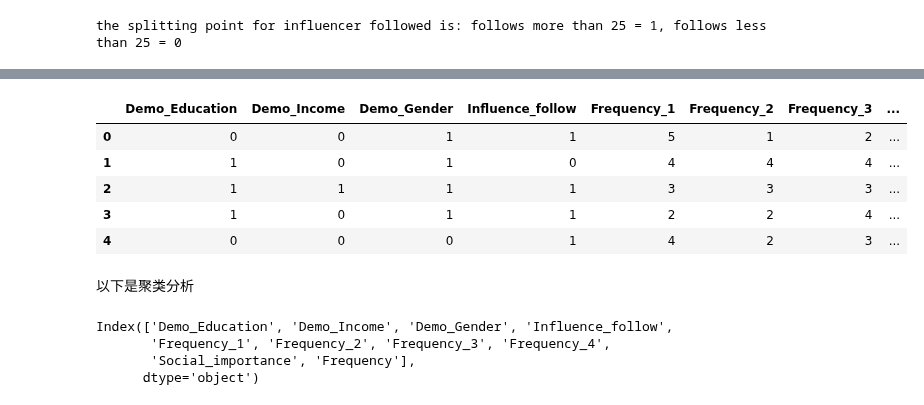
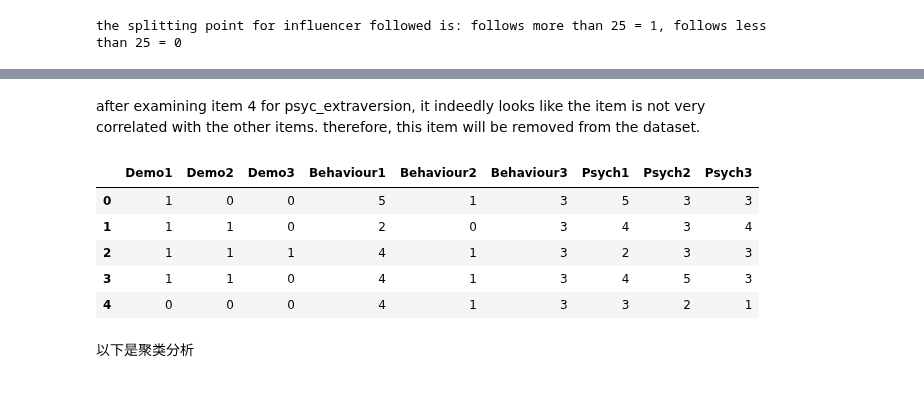
Before and after one commit to lilai3552/Market-Research-Social-Influencer, a Jupyter notebook: cluster.ipynb, the cells around one changed output, grey strips where cells are left out. Cells and saved outputs as stored; diff of their text form; code cells hidden in the pictures.

Commit message:
completed-cluster

```diff
--- a/cluster.ipynb
+++ b/cluster.ipynb
@@ -130,7 +119,7 @@ df_cluster['Frequency_4'] = df_cluster['Frequency_4'].replace({
 # %%
 print('the splitting point for influencer followed is: follows more than 25 = 1, follows less than 25 = 0')
 
-df_cluster['Influence_follow'] = df_cluster['Influence_follow'].replace(
+df_cluster['Beha_Influence_follow'] = df_cluster['Beha_Influence_follow'].replace(
     {
         'Yes, I follow a lot (more than 25)':1,
         'Yes, I follow a many (between 5-24)':0,
@@ -138,6 +127,8 @@ df_cluster['Influence_follow'] = df_cluster['Influence_follow'].replace(
         'No':0
     }
 )
+
+df_cluster['Beha_Influence_follow']=df_cluster['Beha_Influence_follow'].astype('Int64')
 # %% [output]
 the splitting point for influencer followed is: follows more than 25 = 1, follows less than 25 = 0
 # %%
@@ -161,9 +151,9 @@ df_cluster.dropna(inplace=True)
 df_cluster['Demo_Education'] = df_cluster['Demo_Education'].astype('Int64')
 df_cluster['Demo_Income'] = df_cluster['Demo_Income'].astype('Int64')
 df_cluster['Demo_Gender'] = df_cluster['Demo_Gender'].astype('Int64')
-df_cluster['Social_importance'] = df_cluster['Social_importance'].astype('Int64')
-df_cluster['Frequency_1'] = df_cluster['Frequency_1'].astype('Int64')
-df_cluster['Frequency_2'] = df_cluster['Frequency_2'].astype('Int64')
-df_cluster['Frequency_3'] = df_cluster['Frequency_3'].astype('Int64')
-df_cluster['Frequency_4'] = df_cluster['Frequency_4'].astype('Int64')
+df_cluster['Beha_Social_importance'] = df_cluster['Beha_Social_importance'].astype('Int64')
+df_cluster['Beha_Frequency_1'] = df_cluster['Beha_Frequency_1'].astype('Int64')
+df_cluster['Beha_Frequency_2'] = df_cluster['Beha_Frequency_2'].astype('Int64')
+df_cluster['Beha_Frequency_3'] = df_cluster['Beha_Frequency_3'].astype('Int64')
+df_cluster['Beha_Frequency_4'] = df_cluster['Beha_Frequency_4'].astype('Int64')
 # %% [markdown]
@@ -181,20 +207,35 @@ print(alpha_frequency)
+# %% [markdown]
+after examining item 4 for psyc_extraversion, it indeedly looks like the item is not very correlated with the other items. therefore, this item will be removed from the dataset.
+# %%
+df_cluster.drop(columns='Psyc_Extraversion_4',inplace=True)
 # %%
-df_cluster['Frequency'] = df_cluster[['Frequency_1','Frequency_2','Frequency_3','Frequency_4']].mean(axis=1).astype(int)
+df_cluster['Beha_Frequency'] = df_cluster[['Beha_Frequency_1','Beha_Frequency_2','Beha_Frequency_3','Beha_Frequency_4']].mean(axis=1).astype(int)
+
+df_cluster['Psyc_Updated'] = df_cluster[['Psyc_Updated_1','Psyc_Updated_2', 'Psyc_Updated_3']].mean(axis=1).astype(int)
+
+df_cluster['Psyc_Openness'] = df_cluster[['Psyc_Openness_1','Psyc_Openness_2','Psyc_Openness_3','Psyc_Openness_4']].mean(axis=1).astype(int)
+
+df_cluster['Psyc_Extraversion'] = df_cluster[['Psyc_Extraversion_1','Psyc_Extraversion_2','Psyc_Extraversion_3']].mean(axis=1).astype(int)
 # %%
-df_cluster.head()
+df_clustering = pd.DataFrame()
+
+df_clustering['Demo1'] = df_cluster['Demo_Gender']
+df_clustering['Demo2'] = df_cluster['Demo_Education']
+df_clustering['Demo3'] = df_cluster['Demo_Income']
+df_clustering['Behaviour1'] = df_cluster['Beha_Social_importance']
+df_clustering['Behaviour2'] = df_cluster['Beha_Influence_follow']
+df_clustering['Behaviour3'] = df_cluster['Beha_Frequency']
+df_clustering['Psych1'] = df_cluster['Psyc_Updated']
+df_clustering['Psych2'] = df_cluster['Psyc_Openness']
+df_clustering['Psych3'] = df_cluster['Psyc_Extraversion']
+
+df_clustering.head()
 # %% [output]
-|  | Demo_Education | Demo_Income | Demo_Gender | Influence_follow | Frequency_1 | Frequency_2 | Frequency_3 | ... |
-| 0 | 0 | 0 | 1 | 1 | 5 | 1 | 2 | ... |
-| 1 | 1 | 0 | 1 | 0 | 4 | 4 | 4 | ... |
-| 2 | 1 | 1 | 1 | 1 | 3 | 3 | 3 | ... |
-| 3 | 1 | 0 | 1 | 1 | 2 | 2 | 4 | ... |
-| 4 | 0 | 0 | 0 | 1 | 4 | 2 | 3 | ... |
+|  | Demo1 | Demo2 | Demo3 | Behaviour1 | Behaviour2 | Behaviour3 | Psych1 | Psych2 | Psych3 |
+| 0 | 1 | 0 | 0 | 5 | 1 | 3 | 5 | 3 | 3 |
+| 1 | 1 | 1 | 0 | 2 | 0 | 3 | 4 | 3 | 4 |
+| 2 | 1 | 1 | 1 | 4 | 1 | 3 | 2 | 3 | 3 |
+| 3 | 1 | 1 | 0 | 4 | 1 | 3 | 4 | 5 | 3 |
+| 4 | 0 | 0 | 0 | 4 | 1 | 3 | 3 | 2 | 1 |
 # %% [markdown]
 以下是聚类分析
-# %%
-df_cluster.columns
-# %% [output]
-Index(['Demo_Education', 'Demo_Income', 'Demo_Gender', 'Influence_follow',
-       'Frequency_1', 'Frequency_2', 'Frequency_3', 'Frequency_4',
-       'Social_importance', 'Frequency'],
-      dtype='object')
```
Also changed, not shown: parts of 33 cells of this notebook.
